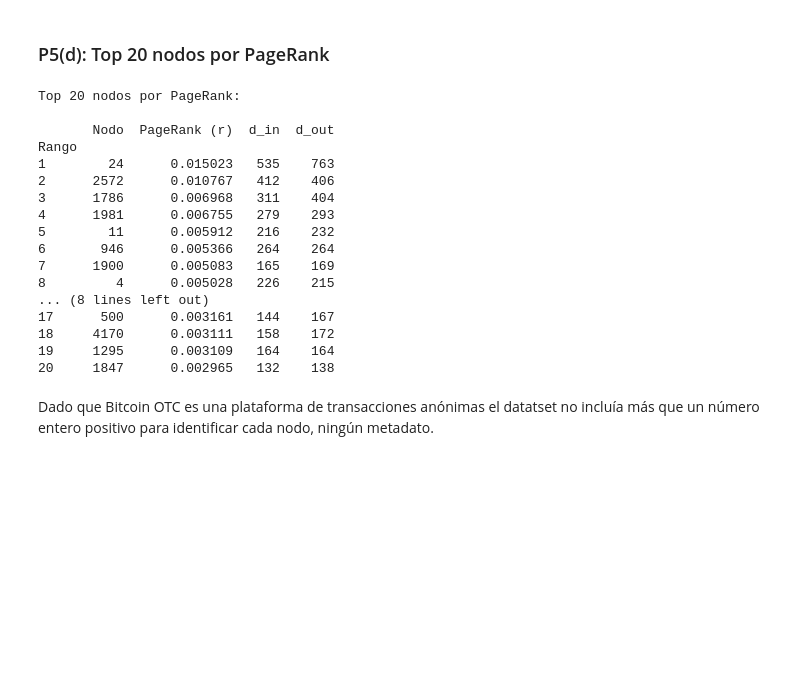
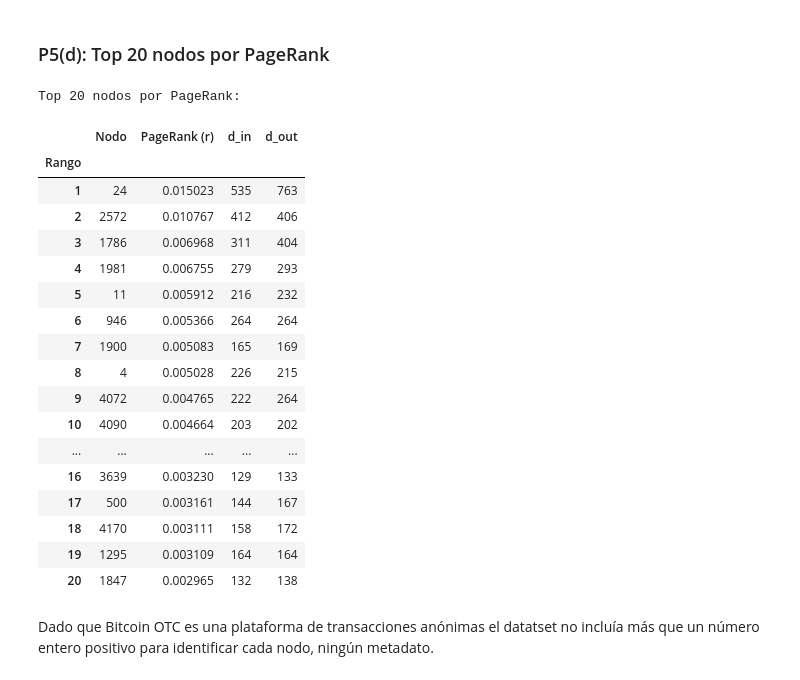
Before and after one commit to esteban78009/IMT2230-Proyecto_2-Creacion-de-page-rank, a Jupyter notebook: main.ipynb, the cells around one changed output. Saved outputs shown, nothing was run; the diff lists cells and outputs as text; code cells hidden in the pictures; blank space fills up the shorter version.

```diff
--- a/main.ipynb
+++ b/main.ipynb
@@ -418,41 +420,43 @@ Componente máxima: 1.50e-02
 # %%
 # Crear DataFrame con PageRank, grado de entrada y grado de salida
 pagerank_data = []
 for i, nodo in enumerate(nodos):
     pagerank_data.append({
         'Nodo': nodo,
         'PageRank (r)': r[i],
         'd_in': G.in_degree(nodo),
         'd_out': G.out_degree(nodo)
     })
 
 df_pagerank = pd.DataFrame(pagerank_data)
 df_pagerank = df_pagerank.sort_values('PageRank (r)', ascending=False).reset_index(drop=True)
 df_pagerank.index = df_pagerank.index + 1  # rango empieza en 1
 df_pagerank.index.name = 'Rango'
 
 # Mostrar los 20 primeros
 top20 = df_pagerank.head(20)
 print("Top 20 nodos por PageRank:\n")
-print(top20.to_string())
+top20
 # %% [output]
 Top 20 nodos por PageRank:
-
-       Nodo  PageRank (r)  d_in  d_out
-Rango
-1        24      0.015023   535    763
-2      2572      0.010767   412    406
-3      1786      0.006968   311    404
-4      1981      0.006755   279    293
-5        11      0.005912   216    232
-6       946      0.005366   264    264
-7      1900      0.005083   165    169
-8         4      0.005028   226    215
-... (8 lines left out)
-17      500      0.003161   144    167
-18     4170      0.003111   158    172
-19     1295      0.003109   164    164
-20     1847      0.002965   132    138
+|  | Nodo | PageRank (r) | d_in | d_out |
+| Rango |  |  |  |  |
+| 1 | 24 | 0.015023 | 535 | 763 |
+| 2 | 2572 | 0.010767 | 412 | 406 |
+| 3 | 1786 | 0.006968 | 311 | 404 |
+| 4 | 1981 | 0.006755 | 279 | 293 |
+| 5 | 11 | 0.005912 | 216 | 232 |
+| 6 | 946 | 0.005366 | 264 | 264 |
+| 7 | 1900 | 0.005083 | 165 | 169 |
+| 8 | 4 | 0.005028 | 226 | 215 |
+| 9 | 4072 | 0.004765 | 222 | 264 |
+| 10 | 4090 | 0.004664 | 203 | 202 |
+| ... | ... | ... | ... | ... |
+| 16 | 3639 | 0.003230 | 129 | 133 |
+| 17 | 500 | 0.003161 | 144 | 167 |
+| 18 | 4170 | 0.003111 | 158 | 172 |
+| 19 | 1295 | 0.003109 | 164 | 164 |
+| 20 | 1847 | 0.002965 | 132 | 138 |
 # %% [markdown]
 Dado que Bitcoin OTC es una plataforma de transacciones anónimas el datatset no incluía más que un número entero positivo para identificar cada nodo, ningún metadato.
 # %% [markdown]
```
Also changed, not shown: parts of 12 cells of this notebook, 7 other files.
